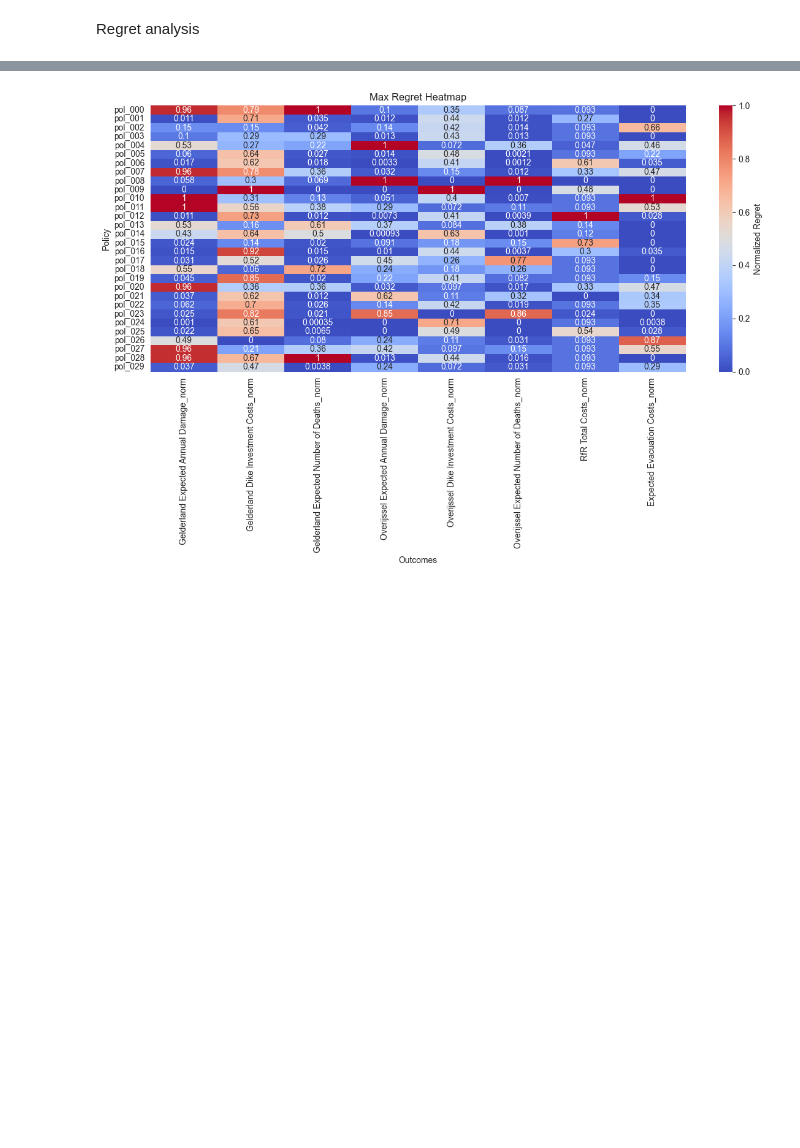
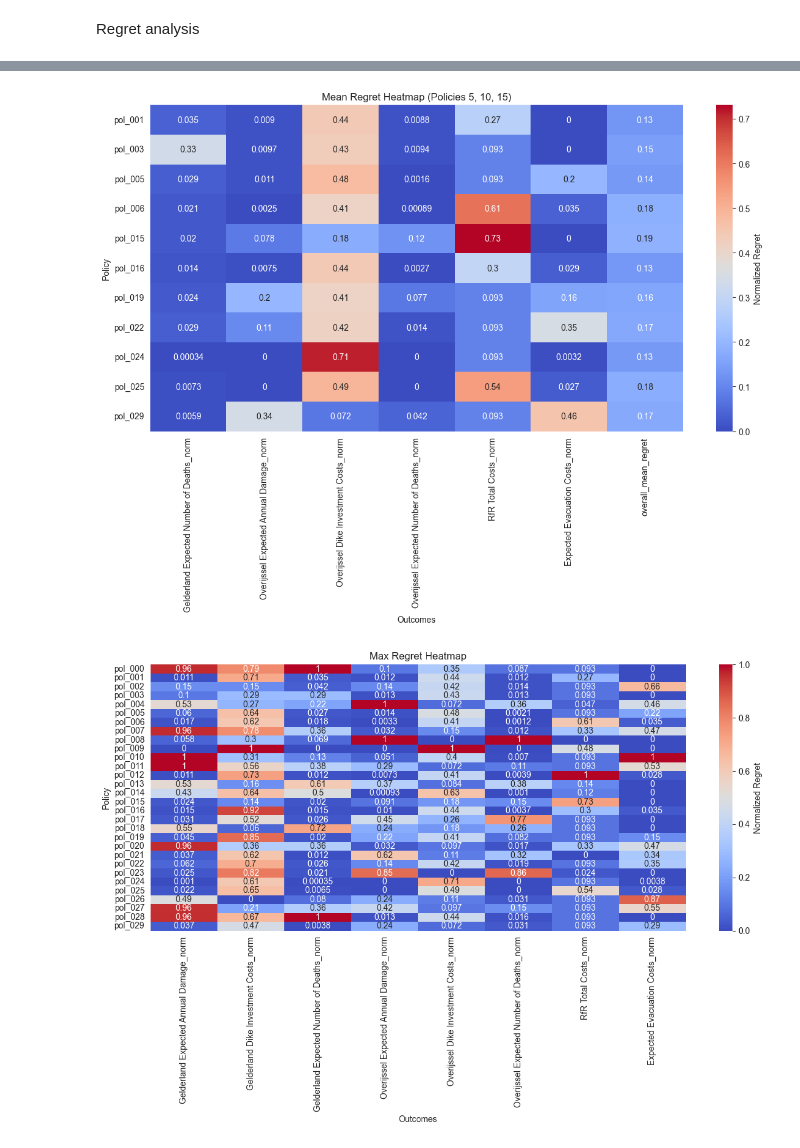
Before and after one commit to juliarozenberg/MBDM, a Jupyter notebook: final assignment/Robustness_Analysis.ipynb, the cells around one changed output, grey strips where cells are left out. Saved outputs shown, nothing was run; the diff lists cells and outputs as text; code cells hidden in the pictures; blank space fills up the shorter version.

```diff
--- a/final assignment/Robustness_Analysis.ipynb
+++ b/final assignment/Robustness_Analysis.ipynb
@@ -122,3 +139,25 @@ plt.show()
+# %%
+import matplotlib.pyplot as plt
+import seaborn as sns
+
+# Select specific rows by index
+cols_to_plot = mean_norm_cols + ["overall_mean_regret"]
+
+selected_rows = mean_regret.iloc[[1, 3, 5, 6, 15, 16, 19, 22, 24, 25, 29]][cols_to_plot]
+
+# Plot heatmap
+plt.figure(figsize=(12,9 ))  # Adjust height to match the number of rows
+sns.heatmap(selected_rows, annot=True, cmap='coolwarm', cbar_kws={'label': 'Normalized Regret'})
+plt.title("Mean Regret Heatmap (Policies 5, 10, 15)")
+
+plt.xlabel("Outcomes")
+plt.ylabel("Policy")
+plt.xticks(rotation=90)
+plt.yticks(rotation=0)  # Optional: make policy labels more readable
+plt.tight_layout()
+plt.show()
+# %% [output]
+[figure, added]
 # %%
 plt.figure(figsize=(12, 8))
 #sns.heatmap(df_max_regret.head(20)[max_norm_cols], annot=True, cmap='coolwarm', cbar_kws={'label': 'Normalized Regret'})
```
Also changed, not shown: parts of 6 cells of this notebook.
